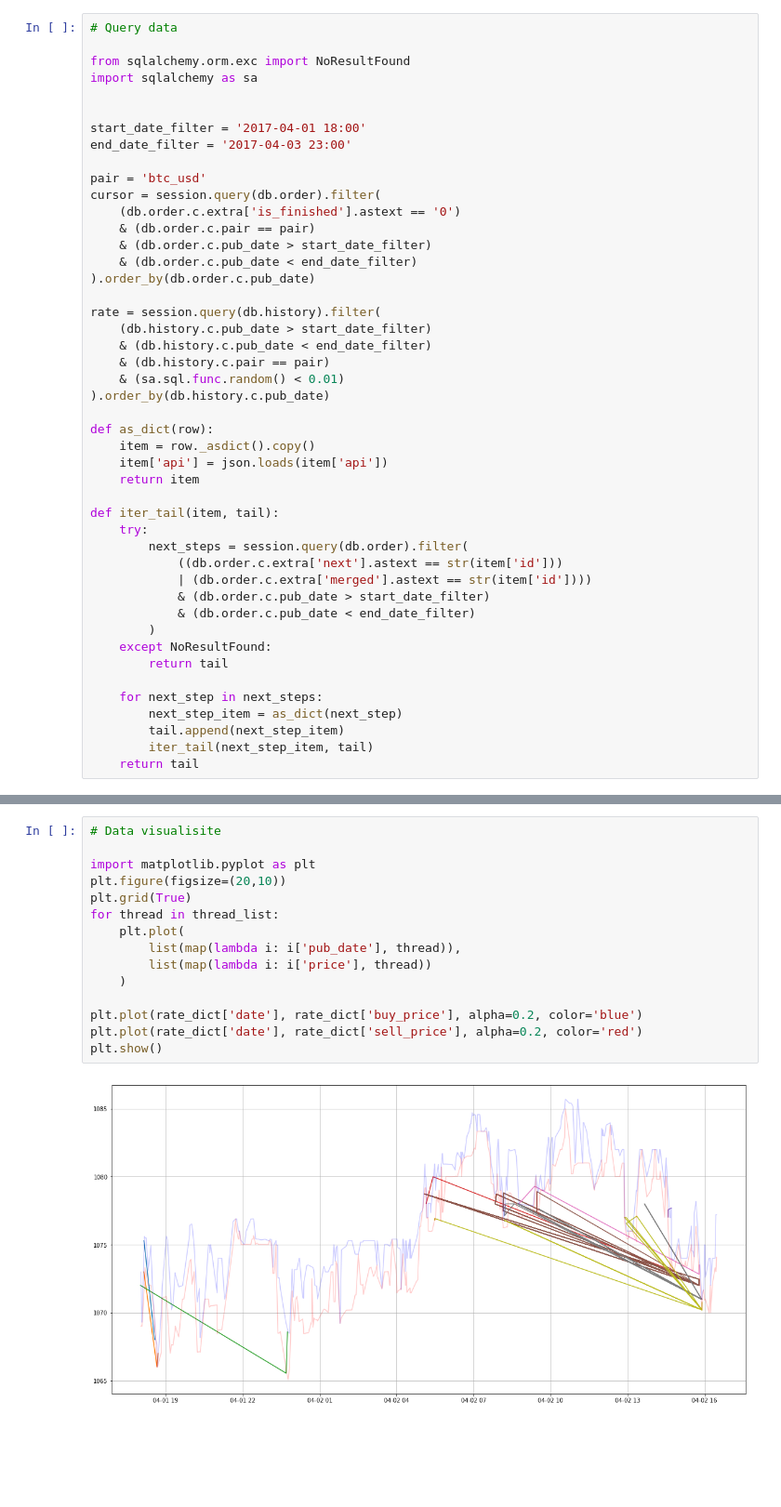
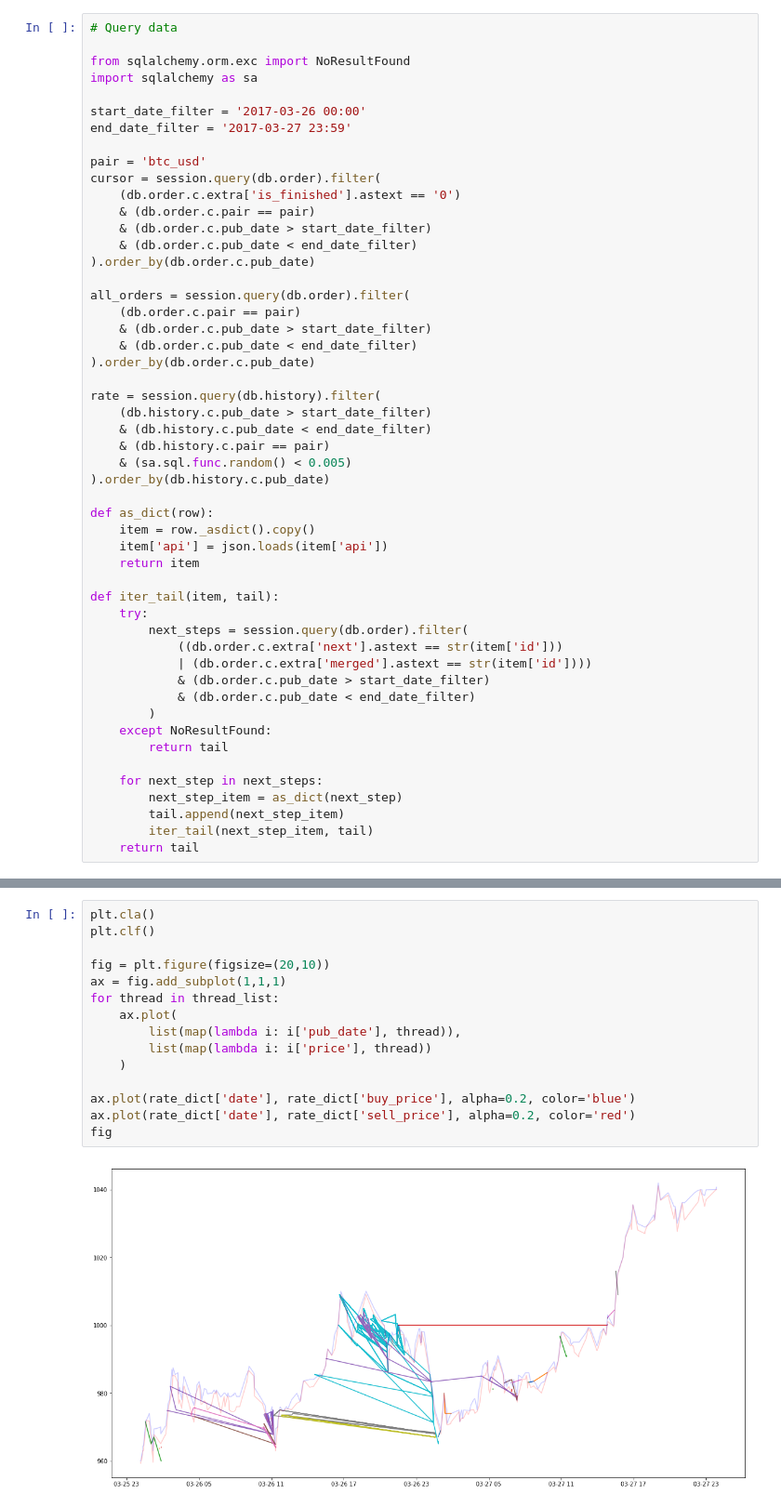
Before and after one commit to ErDmKo/trade-bot, a Jupyter notebook: server/jupyter/Statistic.ipynb, the cells around one changed output, grey strips where cells are left out. Shown at 93% size. Drawn from its saved outputs; the diff is of its cells as text; blank space fills up the shorter version.

Commit message:
Try to fix fast orders

```diff
--- a/server/jupyter/Statistic.ipynb
+++ b/server/jupyter/Statistic.ipynb
@@ -22,9 +23,8 @@ session = Session()
 from sqlalchemy.orm.exc import NoResultFound
 import sqlalchemy as sa
 
-
-start_date_filter = '2017-04-01 18:00'
-end_date_filter = '2017-04-03 23:00'
+start_date_filter = '2017-03-26 00:00'
+end_date_filter = '2017-03-27 23:59'
 
 pair = 'btc_usd'
 cursor = session.query(db.order).filter(
@@ -34,11 +34,17 @@ cursor = session.query(db.order).filter(
     & (db.order.c.pub_date < end_date_filter)
 ).order_by(db.order.c.pub_date)
 
+all_orders = session.query(db.order).filter(
+    (db.order.c.pair == pair)
+    & (db.order.c.pub_date > start_date_filter)
+    & (db.order.c.pub_date < end_date_filter)
+).order_by(db.order.c.pub_date)
+
 rate = session.query(db.history).filter(
     (db.history.c.pub_date > start_date_filter)
     & (db.history.c.pub_date < end_date_filter)
     & (db.history.c.pair == pair)
-    & (sa.sql.func.random() < 0.01)
+    & (sa.sql.func.random() < 0.005)
 ).order_by(db.history.c.pub_date)
 
 def as_dict(row):
@@ -88,17 +127,17 @@ print(len(rate_dict['date']), len(thread_list))
 # %%
-# Data visualisite
+plt.cla()
+plt.clf()
 
-import matplotlib.pyplot as plt
-plt.figure(figsize=(20,10))
-plt.grid(True)
+fig = plt.figure(figsize=(20,10))
+ax = fig.add_subplot(1,1,1)
 for thread in thread_list:
-    plt.plot(
+    ax.plot(
         list(map(lambda i: i['pub_date'], thread)),
         list(map(lambda i: i['price'], thread))
     )
 
-plt.plot(rate_dict['date'], rate_dict['buy_price'], alpha=0.2, color='blue')
-plt.plot(rate_dict['date'], rate_dict['sell_price'], alpha=0.2, color='red')
-plt.show()
+ax.plot(rate_dict['date'], rate_dict['buy_price'], alpha=0.2, color='blue')
+ax.plot(rate_dict['date'], rate_dict['sell_price'], alpha=0.2, color='red')
+fig
 # %% [output]
-[figure, old version]
+[figure, new version]
```
Also changed, not shown: parts of 3 cells of this notebook, 1 other file.
